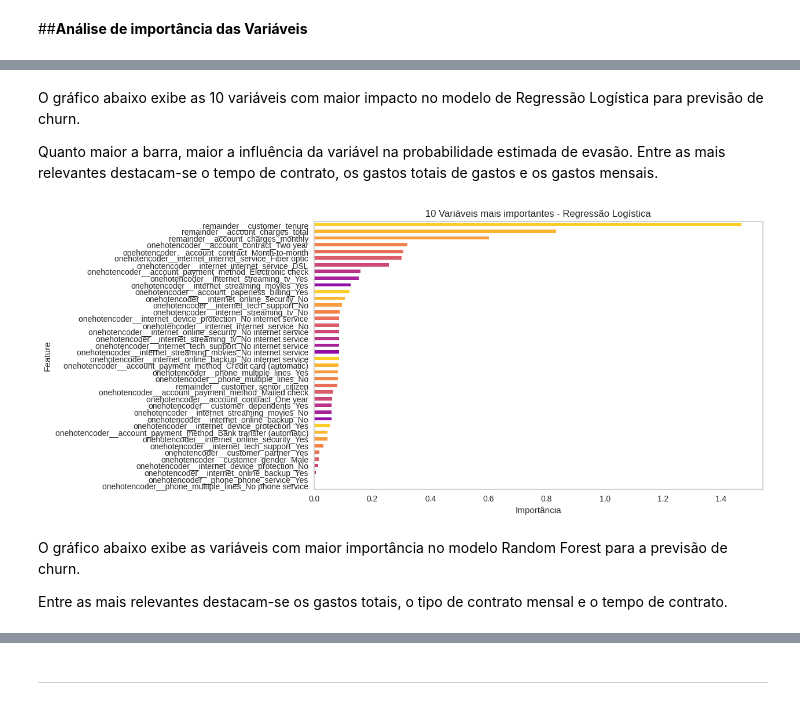
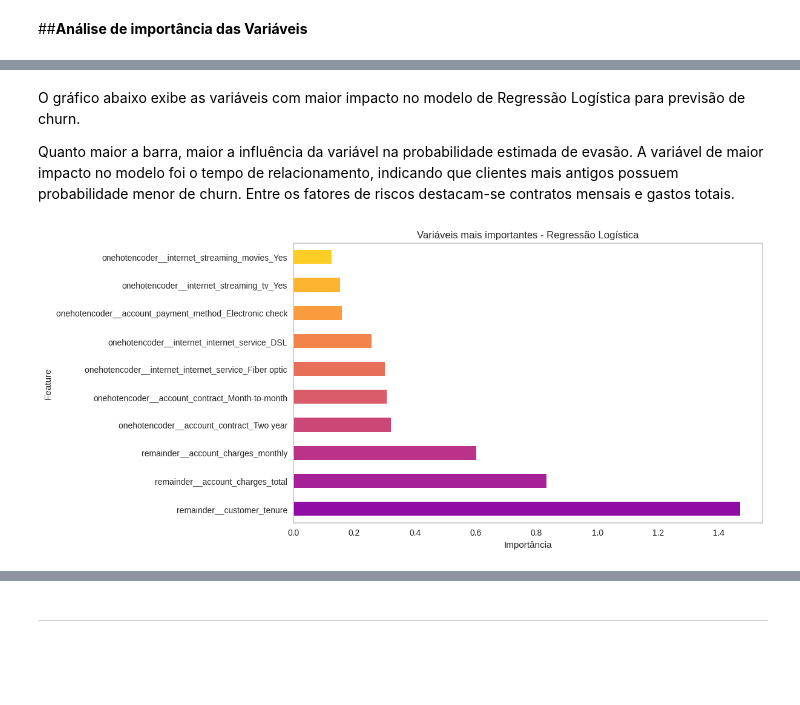
Before and after one commit to paulahruizpro-ux/telecom-x-ii, a Jupyter notebook: Telecom_X_2.ipynb, the cells around one changed output, grey strips where cells are left out. Cells and saved outputs as stored; diff of their text form; code cells hidden in the pictures; blank space fills up the shorter version.

```diff
--- a/Telecom_X_2.ipynb
+++ b/Telecom_X_2.ipynb
@@ -681,31 +731,27 @@ Como o principal objetivo do problema é detectar clientes que podem cancelar, a
 # %% [markdown]
-O gráfico abaixo exibe as 10 variáveis com maior impacto no modelo de Regressão Logística para previsão de churn.
+O gráfico abaixo exibe as variáveis com maior impacto no modelo de Regressão Logística para previsão de churn.
 
-Quanto maior a barra, maior a influência da variável na probabilidade estimada de evasão. Entre as mais relevantes destacam-se o tempo de contrato, os gastos totais de gastos e os gastos mensais.
+Quanto maior a barra, maior a influência da variável na probabilidade estimada de evasão. A variável de maior impacto no modelo foi o tempo de relacionamento, indicando que clientes mais antigos possuem probabilidade menor de churn. Entre os fatores de riscos destacam-se contratos mensais e gastos totais.
 # %%
 #Variaveis mais importantes modelo Logistic Regression
 
 X_treino_norm = pd.DataFrame(
     X_treino_norm,
     columns=X_treino_balanceado.columns
 )
 
 coeficientes = modelo_regressao_logist.coef_[0]
 feature_importance = pd.DataFrame({'Feature':X_treino_norm.columns, 'Importance':np.abs(coeficientes)})
-feature_importance=feature_importance.sort_values('Importance', ascending=True)
+feature_importance=feature_importance.sort_values(by='Importance', ascending=False).head(10)
 
 #paleta semelhante yellow brick
 colors = plt.cm.plasma(np.linspace(0.3, 0.9, 10))
 
 #gráfico top 10
 ax = feature_importance.plot(x='Feature', y='Importance', color=colors, kind='barh', figsize=(10,6), legend=False)
 ax.set_xlabel('Importância')
-ax.set_title('10 Variáveis mais importantes - Regressão Logística')
+ax.set_title('Variáveis mais importantes - Regressão Logística')
 ax.grid(False)
 plt.show()
 # %% [output]
-[figure, old version]
+[figure, new version]
-# %% [markdown]
-O gráfico abaixo exibe as variáveis com maior importância no modelo Random Forest para a previsão de churn.
-
-Entre as mais relevantes destacam-se os gastos totais, o tipo de contrato mensal e o tempo de contrato.
```
Also changed, not shown: parts of 15 cells of this notebook.
